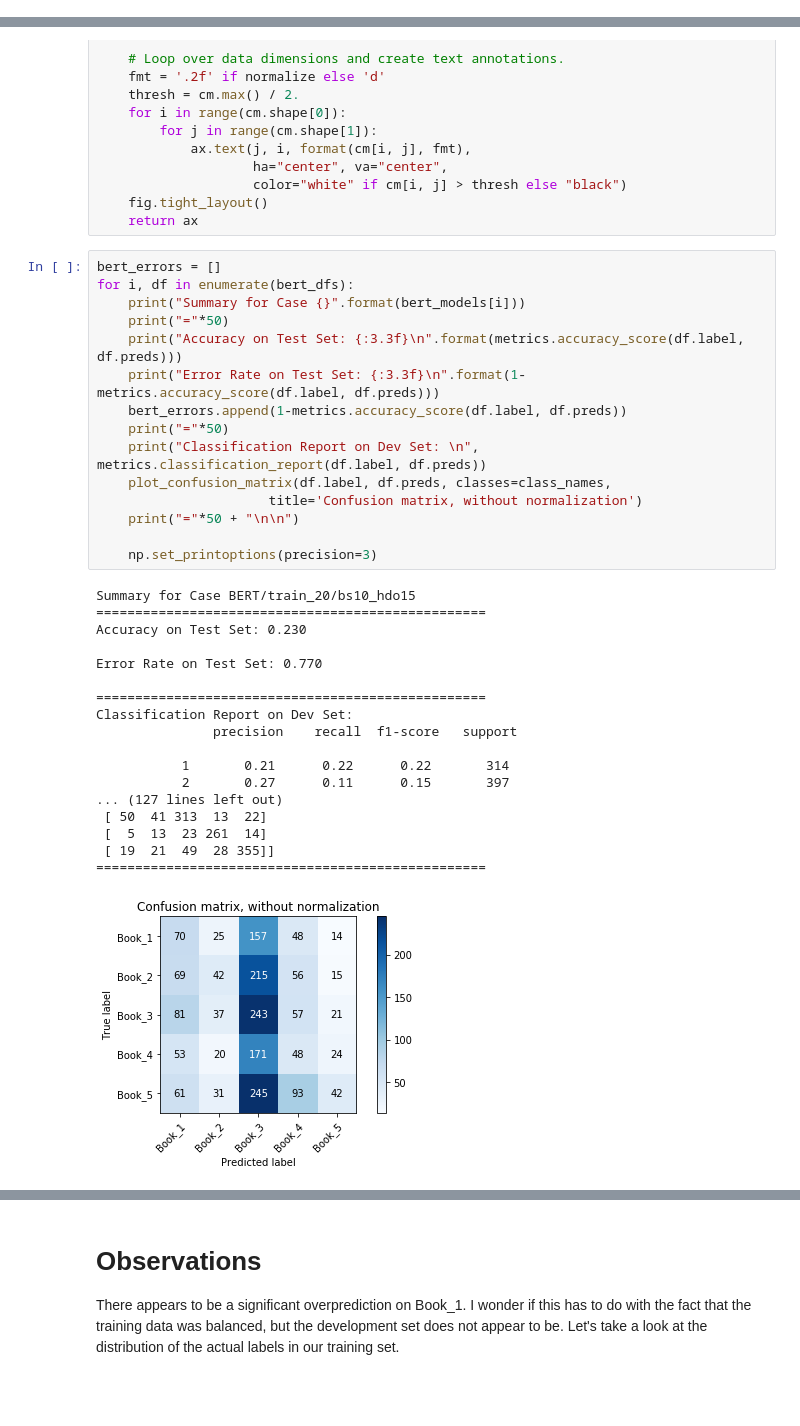
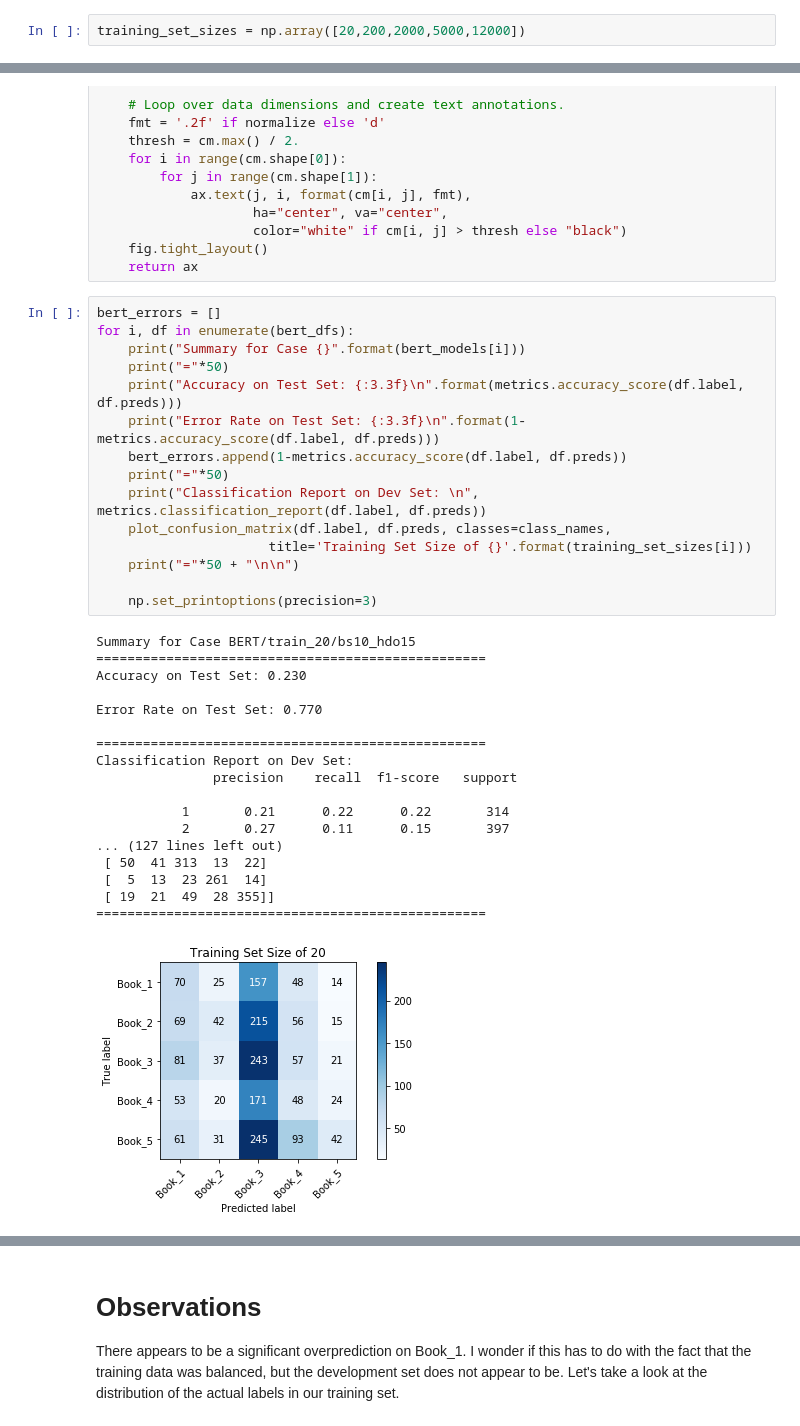
Before and after one commit to tomgoter/nlp_finalproject, a Jupyter notebook: error_analysis.ipynb, the cells around one changed output, grey strips where cells are left out. Drawn from its saved outputs; the diff is of its cells as text; blank space fills up the shorter version.

```diff
--- a/error_analysis.ipynb
+++ b/error_analysis.ipynb
@@ -31,4 +57,6 @@ bert_dfs = [pd.read_pickle(file) for file in bert_files]
 xlnet_dfs = [pd.read_pickle(file) for file in xlnet_files]
+# %%
+training_set_sizes = np.array([20,200,2000,5000,12000])
 # %%
 class_names = ["Book_{}".format(x) for x in range(1,6)]
 # %%
@@ -88,32 +116,32 @@ bert_errors = []
 for i, df in enumerate(bert_dfs):
     print("Summary for Case {}".format(bert_models[i]))
     print("="*50)
     print("Accuracy on Test Set: {:3.3f}\n".format(metrics.accuracy_score(df.label, df.preds)))
     print("Error Rate on Test Set: {:3.3f}\n".format(1-metrics.accuracy_score(df.label, df.preds)))
     bert_errors.append(1-metrics.accuracy_score(df.label, df.preds))
     print("="*50)
     print("Classification Report on Dev Set: \n", metrics.classification_report(df.label, df.preds))
     plot_confusion_matrix(df.label, df.preds, classes=class_names,
-                      title='Confusion matrix, without normalization')
+                      title='Training Set Size of {}'.format(training_set_sizes[i]))
     print("="*50 + "\n\n")
 
     np.set_printoptions(precision=3)
 # %% [output]
 Summary for Case BERT/train_20/bs10_hdo15
 ==================================================
 Accuracy on Test Set: 0.230
 
 Error Rate on Test Set: 0.770
 
 ==================================================
 Classification Report on Dev Set:
                precision    recall  f1-score   support
 
            1       0.21      0.22      0.22       314
            2       0.27      0.11      0.15       397
 ... (127 lines left out)
  [ 50  41 313  13  22]
  [  5  13  23 261  14]
  [ 19  21  49  28 355]]
 ==================================================
-[figure, old version]
+[figure, new version]
```
Also changed, not shown: parts of 15 cells of this notebook, 14 other files.
